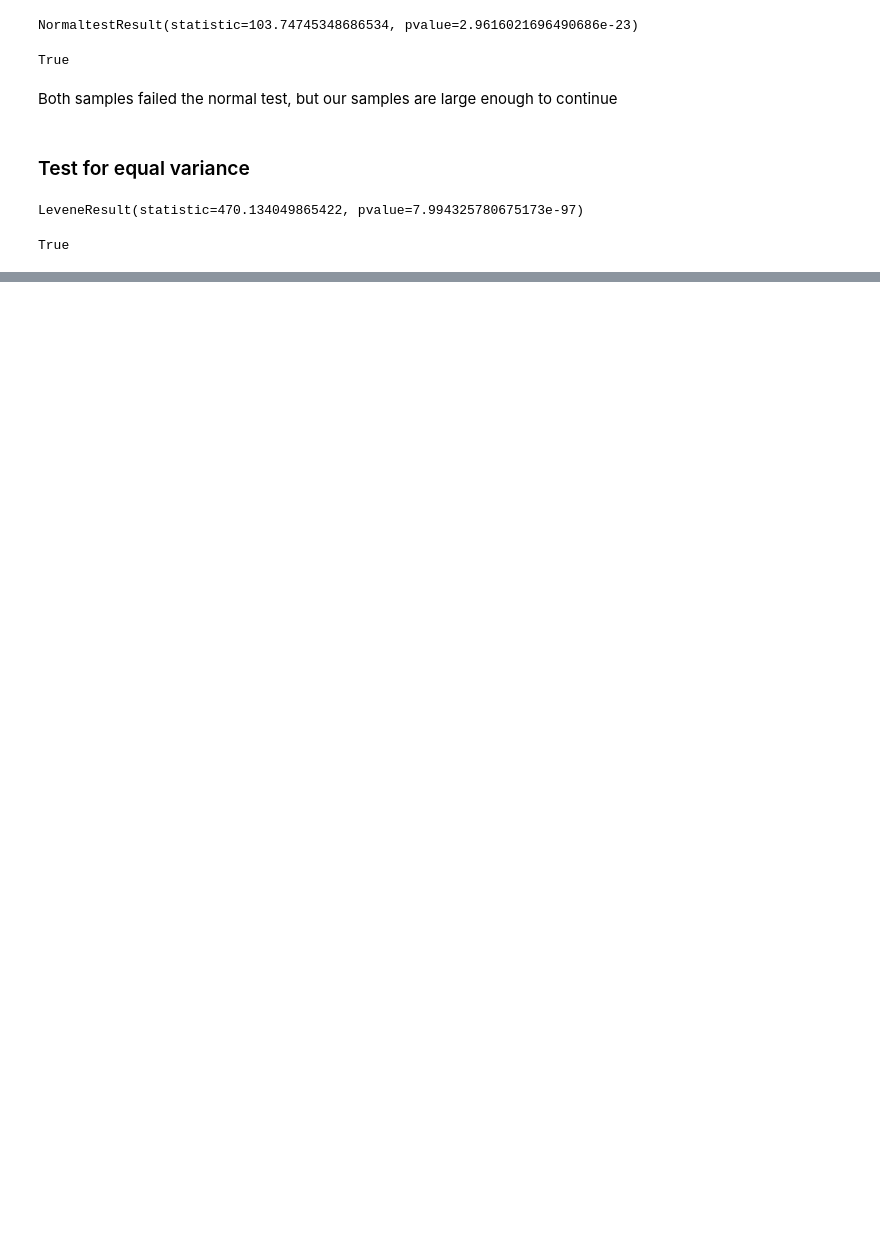
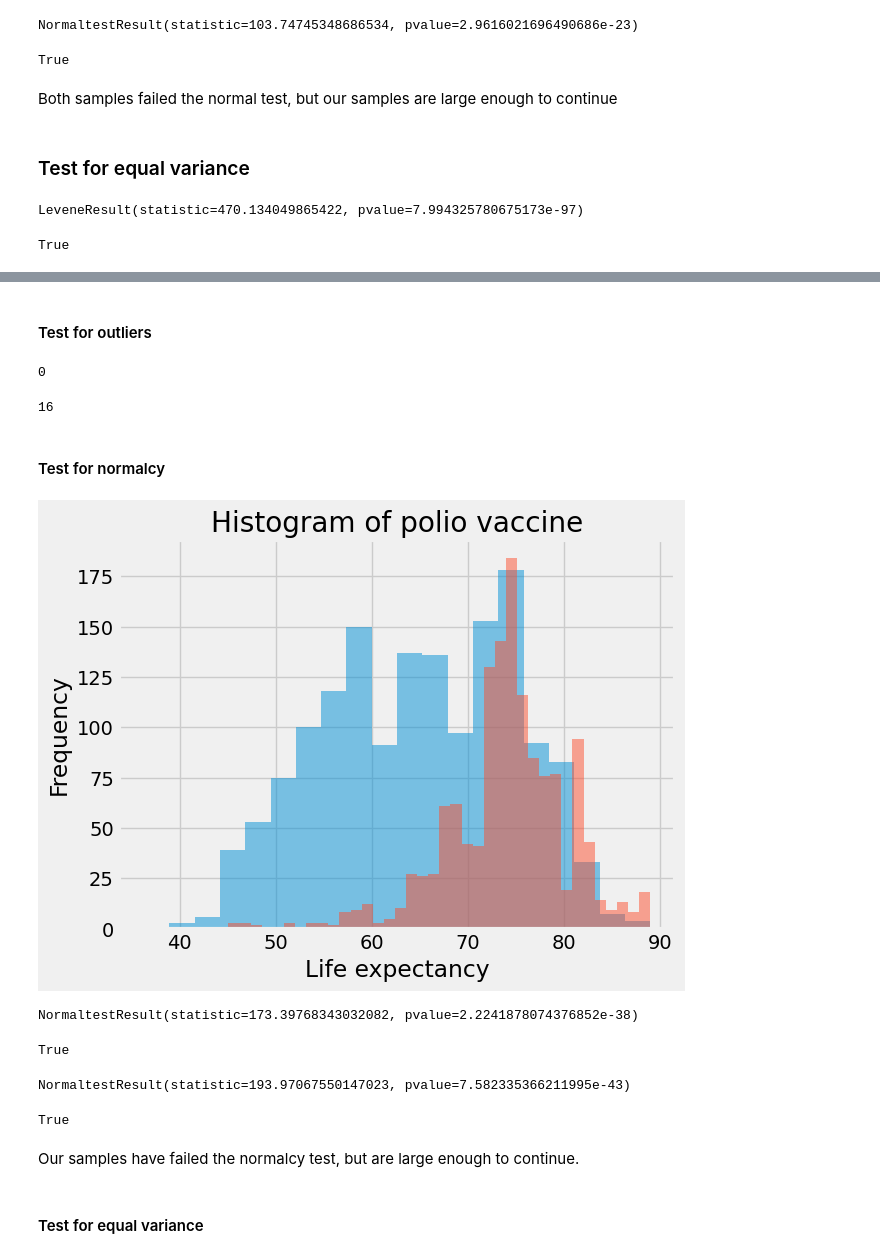
Before and after one commit to CameronBannick/Life-Expectancy-Dataset, a Jupyter notebook: Report on world life expectancy .ipynb, the cells around one changed output, grey strips where cells are left out. Drawn from its saved outputs; the diff is of its cells as text; code cells hidden in the pictures; blank space fills up the shorter version.

```diff
--- a/Report on world life expectancy .ipynb
+++ b/Report on world life expectancy .ipynb
@@ -2163,0 +2408,7 @@ True
+# %%
+#set low sample
+low_pol = df[df['polio']<=93]
+#set high sample
+high_pol = df[df['polio']>93]
+#inspect data
+display(low_pol.head(2), high_pol.head(2))
@@ -2163,0 +2424,66 @@ True
+# %%
+#save only life expectancy data
+low_pol = low_pol['life_expectancy']
+high_pol = high_pol['life_expectancy']
+# %% [markdown]
+#### Test for outliers
+# %%
+#call zscore for low group
+zscores = stats.zscore(low_pol)
+#save outliers
+outliers = abs(zscores)>3
+#sum outliers
+print(np.sum(outliers))
+# %% [output]
+0
+# %%
+#call zscore for low group
+zscores = stats.zscore(high_pol)
+#save outliers
+outliers = abs(zscores)>3
+#sum outliers
+print(np.sum(outliers))
+# %% [output]
+16
+# %%
+#remove oultiers
+high_pol = high_pol[np.abs(stats.zscore(high_pol)<3)]
+# %% [markdown]
+#### Test for normalcy
+# %%
+#call .hist for both samples
+plt.hist(low_pol, alpha=0.5, label='low polio vax', bins='auto')
+plt.hist(high_pol, alpha=0.5, label='high polio vax', bins='auto')
+#call titleb
+plt.title('Histogram of polio vaccine')
+#call axis labels
+plt.xlabel('Life expectancy')
+plt.ylabel('Frequency')
+#show plot
+plt.show()
+# %% [output]
+[figure, added]
+# %%
+#call normal test for low sample
+result = stats.normaltest(low_pol)
+#print results
+print(result)
+#call boolean to see significance
+result.pvalue<0.05
+# %% [output]
+NormaltestResult(statistic=173.39768343032082, pvalue=2.2241878074376852e-38)
+True
+# %%
+#call normal test for low sample
+result = stats.normaltest(high_pol)
+#print results
+print(result)
+#call boolean to see significance
+result.pvalue<0.05
+# %% [output]
+NormaltestResult(statistic=193.97067550147023, pvalue=7.582335366211995e-43)
+True
+# %% [markdown]
+Our samples have failed the normalcy test, but are large enough to continue.
+# %% [markdown]
+#### Test for equal variance
```
Also changed, not shown: parts of 76 cells of this notebook, 3 other files.
